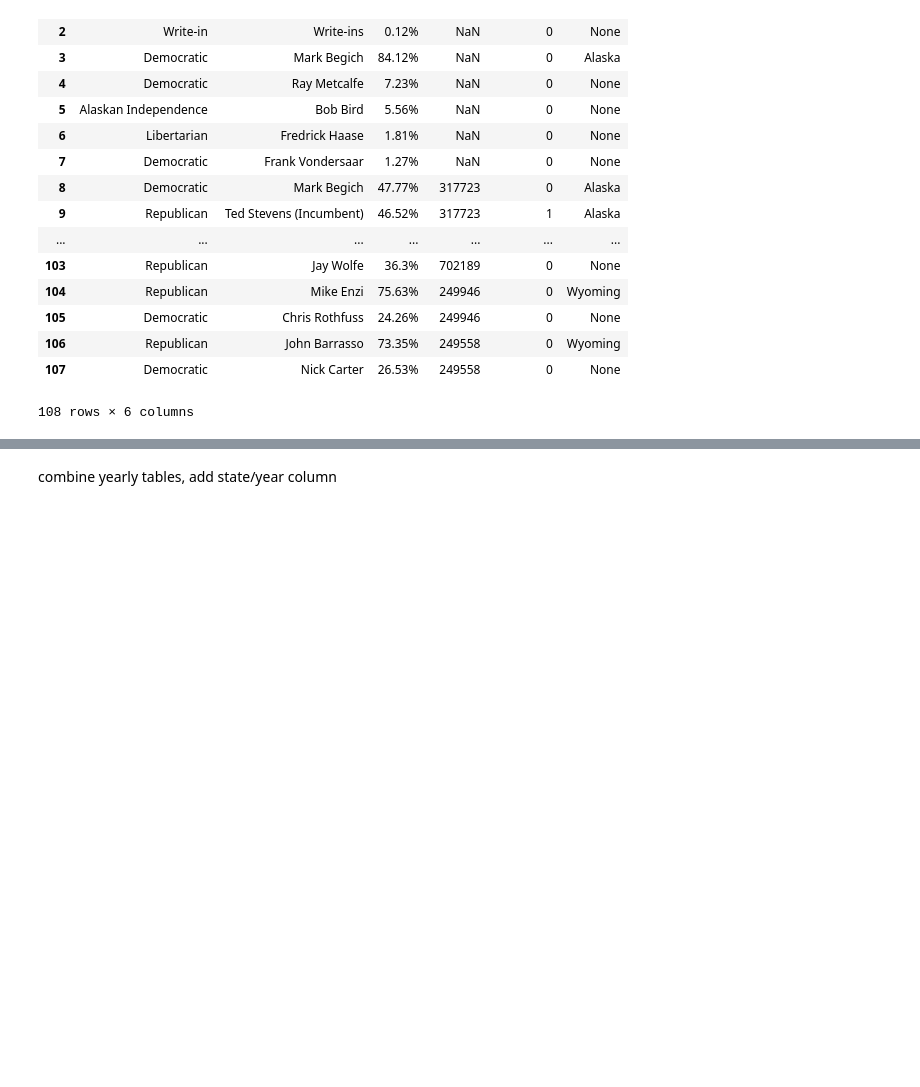
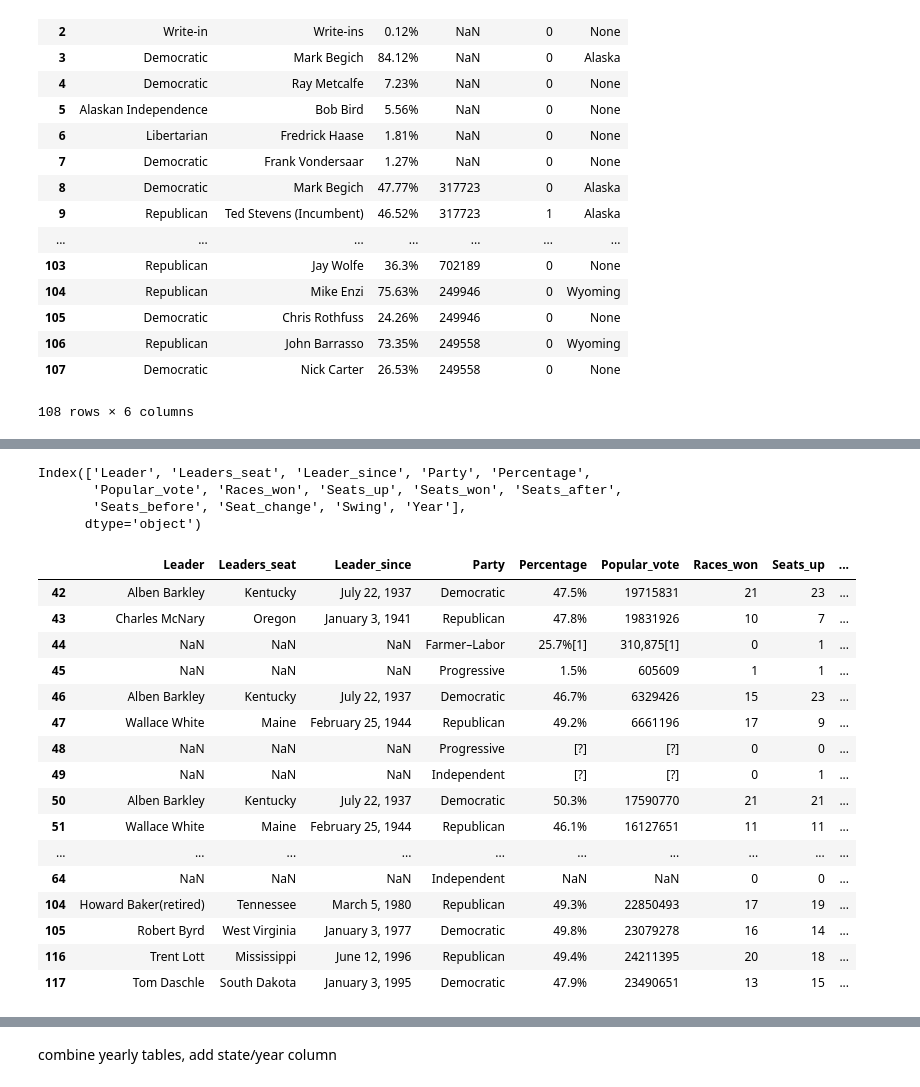
Before and after one commit to dfuller22/US_Senate_Election_Predictor, a Jupyter notebook: PlayG2.ipynb, the cells around one changed output, grey strips where cells are left out. Saved outputs shown, nothing was run; the diff lists cells and outputs as text; code cells hidden in the pictures; blank space fills up the shorter version.

```diff
--- a/PlayG2.ipynb
+++ b/PlayG2.ipynb
@@ -274 +347,28 @@ Key to pull:2008
+# %%
+ldr_master_df.columns
+# %% [output]
+Index(['Leader', 'Leaders_seat', 'Leader_since', 'Party', 'Percentage',
+       'Popular_vote', 'Races_won', 'Seats_up', 'Seats_won', 'Seats_after',
+       'Seats_before', 'Seat_change', 'Swing', 'Year'],
+      dtype='object')
+# %%
+ldr_master_df[ldr_master_df['Seats_after'].isna()]
+# %% [output]
+|  | Leader | Leaders_seat | Leader_since | Party | Percentage | Popular_vote | Races_won | Seats_up | ... |
+| 42 | Alben Barkley | Kentucky | July 22, 1937 | Democratic | 47.5% | 19715831 | 21 | 23 | ... |
+| 43 | Charles McNary | Oregon | January 3, 1941 | Republican | 47.8% | 19831926 | 10 | 7 | ... |
+| 44 | NaN | NaN | NaN | Farmer–Labor | 25.7%[1] | 310,875[1] | 0 | 1 | ... |
+| 45 | NaN | NaN | NaN | Progressive | 1.5% | 605609 | 1 | 1 | ... |
+| 46 | Alben Barkley | Kentucky | July 22, 1937 | Democratic | 46.7% | 6329426 | 15 | 23 | ... |
+| 47 | Wallace White | Maine | February 25, 1944 | Republican | 49.2% | 6661196 | 17 | 9 | ... |
+| 48 | NaN | NaN | NaN | Progressive | [?] | [?] | 0 | 0 | ... |
+| 49 | NaN | NaN | NaN | Independent | [?] | [?] | 0 | 1 | ... |
+| 50 | Alben Barkley | Kentucky | July 22, 1937 | Democratic | 50.3% | 17590770 | 21 | 21 | ... |
+| 51 | Wallace White | Maine | February 25, 1944 | Republican | 46.1% | 16127651 | 11 | 11 | ... |
+| ... | ... | ... | ... | ... | ... | ... | ... | ... | ... |
+| 64 | NaN | NaN | NaN | Independent | NaN | NaN | 0 | 0 | ... |
+| 104 | Howard Baker(retired) | Tennessee | March 5, 1980 | Republican | 49.3% | 22850493 | 17 | 19 | ... |
+| 105 | Robert Byrd | West Virginia | January 3, 1977 | Democratic | 49.8% | 23079278 | 16 | 14 | ... |
+| 116 | Trent Lott | Mississippi | June 12, 1996 | Republican | 49.4% | 24211395 | 20 | 18 | ... |
+| 117 | Tom Daschle | South Dakota | January 3, 1995 | Democratic | 47.9% | 23490651 | 13 | 15 | ... |
 # %%
```
Also changed, not shown: parts of 13 cells of this notebook, 1 other file.
